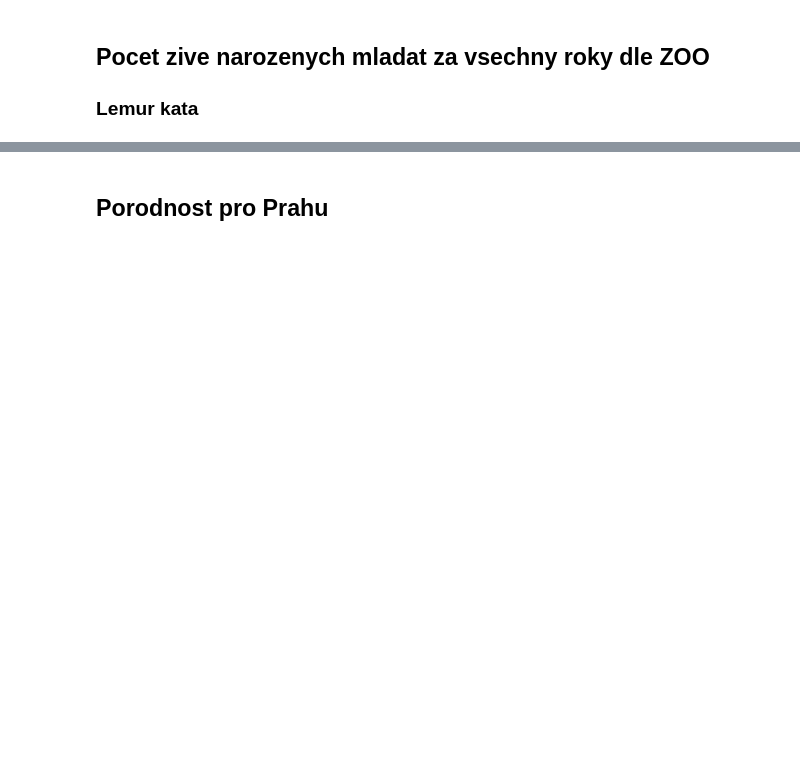
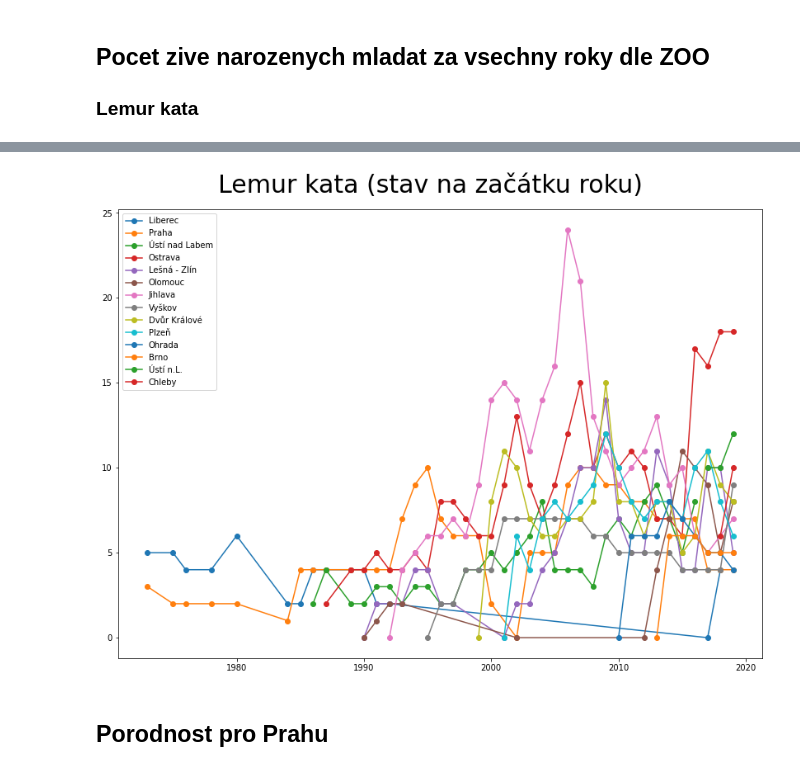
Before and after one commit to vrastil/monca_diplm, a Jupyter notebook: scripts/server_api.ipynb, the cells around one changed output, grey strips where cells are left out. Cells and saved outputs as stored; diff of their text form; code cells hidden in the pictures; blank space fills up the shorter version.

```diff
--- a/scripts/server_api.ipynb
+++ b/scripts/server_api.ipynb
@@ -105,2 +96,6 @@ dbs.plot_all_zoo_rok(data, 'Lemur kata', 'stav_start')
+# %%
+plots.plot_all_zoo_rok(coll_roc, 'Lemur kata', 'stav k začátku roku', out_opt)
+# %% [output]
+[figure, added]
 # %% [markdown]
 ## Porodnost pro Prahu
```
Also changed, not shown: parts of 12 cells of this notebook, 2 other files.
